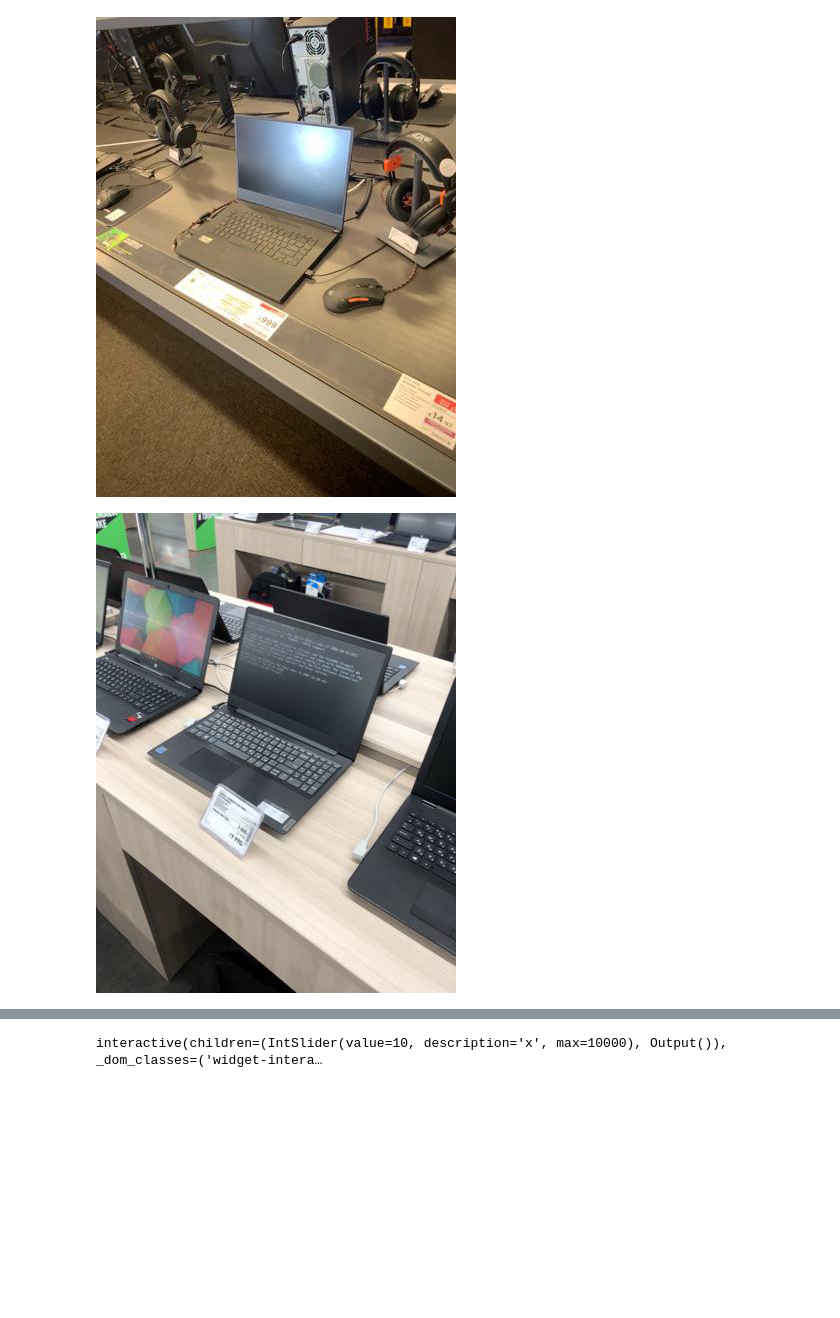
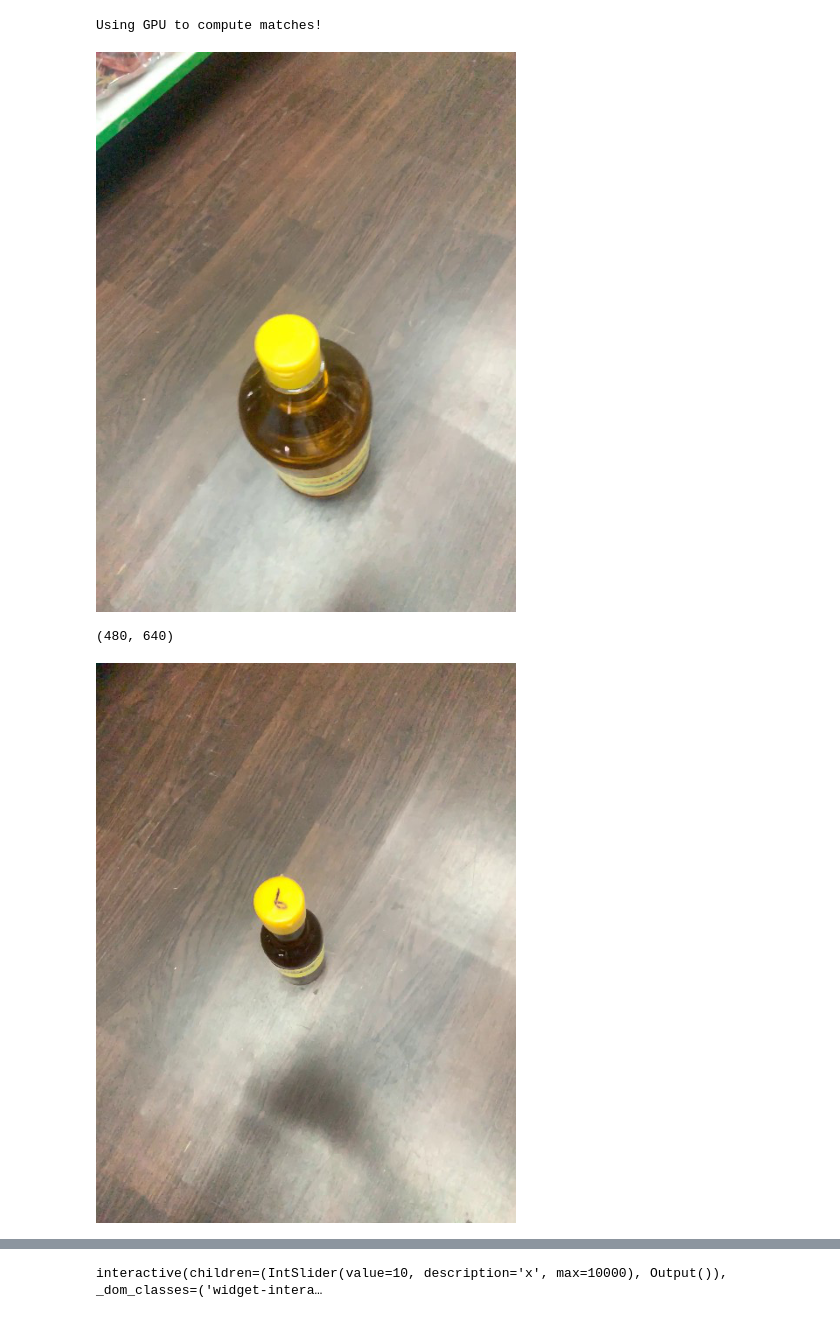
Before and after one commit to rjean/selfsupmotion, a Jupyter notebook: notebooks/zero_shot_pose_vis.ipynb, the cells around one changed output, grey strips where cells are left out. Drawn from its saved outputs; the diff is of its cells as text; code cells hidden in the pictures; blank space fills up the shorter version.

```diff
--- a/notebooks/zero_shot_pose_vis.ipynb
+++ b/notebooks/zero_shot_pose_vis.ipynb
@@ -8,24 +9,34 @@ import plotly.express as px
 # %%
 import selfsupmotion.zero_shot_pose as zsp
+import selfsupmotion.geometry as geo
 zsp.use_cupy = False
-experiment = "../output"
-embeddings, info_df, train_embeddings, train_info_df = zsp.read_experiment(experiment)
+experiment = zsp.ExperimentHandlerFile("../output/pretrain_224_dataplus_smallerfeat")
+#embeddings, info_df, train_embeddings, train_info_df = zsp.read_experiment(experiment)
+# %%
+matches = zsp.find_all_match_idx(experiment.embeddings, experiment.train_embeddings)
+# %% [output]
+Using GPU to compute matches!
 # %%
-idx=86
+idx=91
 #points_2d, points_3d_query = zsp.get_points(info_df, idx)
 #points_2d_px_query = zsp.points_2d_to_points2d_px(points_2d, 360, 480)
 #plane_center_query, plane_normal_query= zsp.get_plane(info_df, idx)
 # %%
-query_im=Image.open(info_df.iloc[idx]["filepath_full"])
+query_im=experiment.get_image(idx, train=False)
 query_im
 # %% [output]
-[figure, old version]
+[figure, new version]
+# %%
+query_im.size
+# %% [output]
+(480, 640)
 # %%
-match_idx, score = zsp.find_match_idx(idx, embeddings, train_embeddings,0, score=True)
-res_im=Image.open(train_info_df.iloc[match_idx]["filepath_full"])
+#match_idx, score = zsp.find_match_idx(idx, experiment.embeddings, experiment.train_embeddings,0, score=True)
+match_idx= matches[idx]
+res_im=experiment.get_image(match_idx, train=True)
 res_im
 # %% [output]
-[figure, old version]
+[figure, new version]
 # %%
 match_idx
 # %% [output]
```
Also changed, not shown: parts of 12 cells of this notebook, 1 other file.
